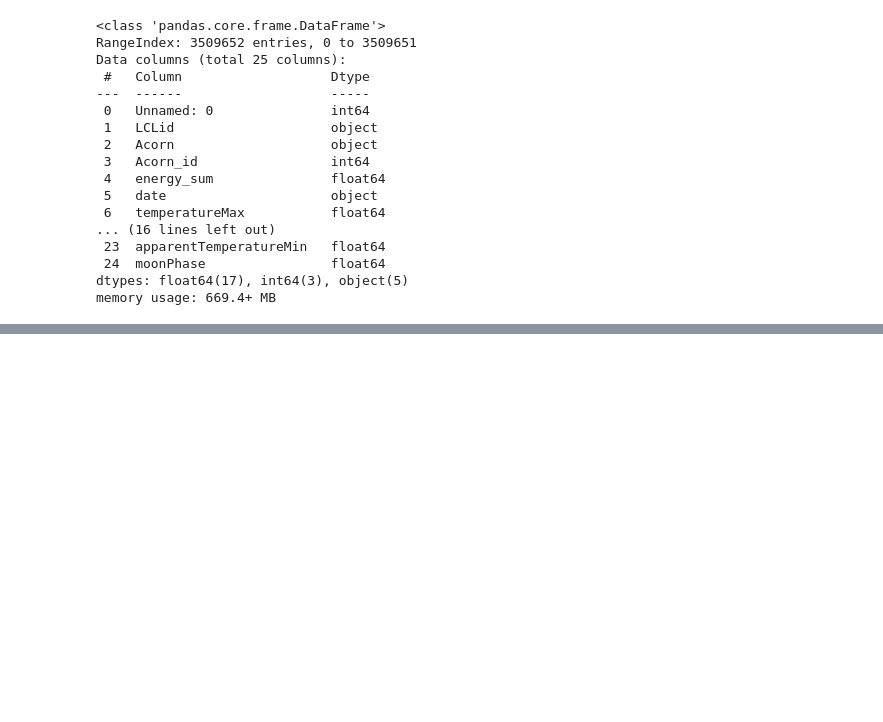
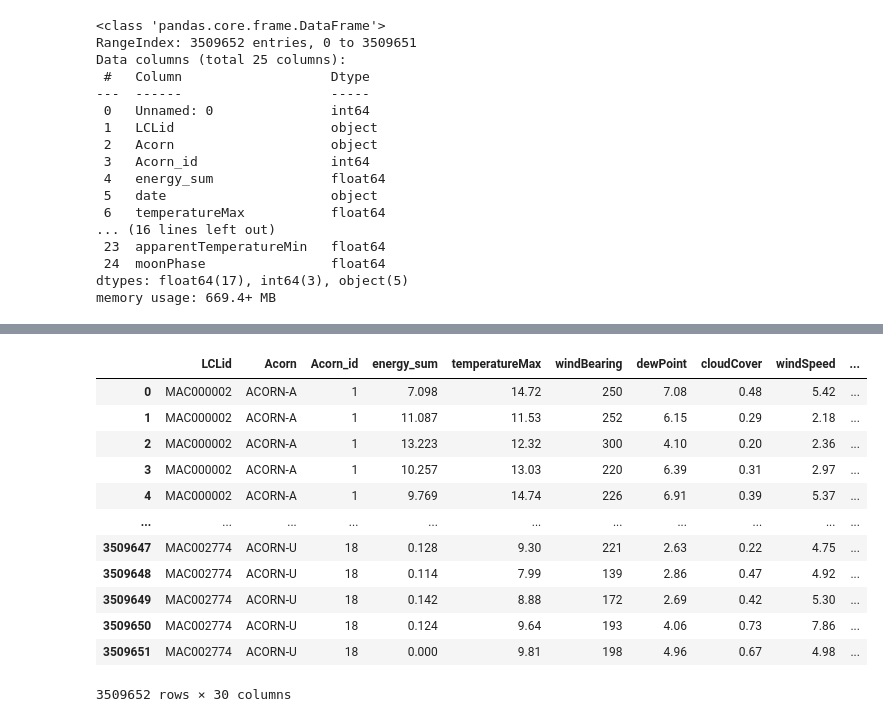
Before and after one commit to Hestia-Thesis/data_science, a Jupyter notebook: ETL.ipynb, the cells around one changed output, grey strips where cells are left out. Cells and saved outputs as stored; diff of their text form; code cells hidden in the pictures; blank space fills up the shorter version.

```diff
--- a/ETL.ipynb
+++ b/ETL.ipynb
@@ -25,0 +30,8 @@ memory usage: 669.4+ MB
+# %%
+def convert_to_date_type(df, col_name):
+    return pd.to_datetime(df[col_name])
+# energy_info['date']
+# %%
+date_cols = ['date', 'sunsetTime', 'sunriseTime']
+for col in date_cols:
+    energy_info[col] = convert_to_date_type(energy_info, col)
@@ -26,5 +50,5 @@ memory usage: 669.4+ MB
 # %%
-def extract_date(df, date_col_name):
+def extract_date(df, date_col_name, delete_col = True):
     df[f'{date_col_name}_year'] = df[date_col_name].dt.year
     df[f'{date_col_name}_month'] = df[date_col_name].dt.month
     df[f'{date_col_name}_day'] = df[date_col_name].dt.day
@@ -32,3 +56,33 @@ def extract_date(df, date_col_name):
     df[f'{date_col_name}_day_of_week_name'] = df[date_col_name].dt.day_name()
     df[f'{date_col_name}_is_weekend'] = np.where(df[f'{date_col_name}_day_of_week_name'].isin(['Sunday', 'Saturday']), 1, 0)
     df = df.drop([f'{date_col_name}_day_of_week_name'], axis=1)
+    if delete_col:
+        df = df.drop([date_col_name], axis=1)
+    return df
+
+def extract_time(df, time_col_name, delete_col = True):
+    df[f'{time_col_name}_hour'] = df[time_col_name].dt.hour
+    df[f'{time_col_name}_minute'] = df[time_col_name].dt.minute
+    if delete_col:
+        df = df.drop([time_col_name], axis=1)
+    return df
+# %%
+energy_info = extract_date(energy_info, 'date')
+energy_info = extract_time(energy_info, 'sunsetTime')
+energy_info = extract_time(energy_info, 'sunriseTime')
+# %%
+energy_info
+# %% [output]
+|  | LCLid | Acorn | Acorn_id | energy_sum | temperatureMax | windBearing | dewPoint | cloudCover | windSpeed | ... |
+| 0 | MAC000002 | ACORN-A | 1 | 7.098 | 14.72 | 250 | 7.08 | 0.48 | 5.42 | ... |
+| 1 | MAC000002 | ACORN-A | 1 | 11.087 | 11.53 | 252 | 6.15 | 0.29 | 2.18 | ... |
+| 2 | MAC000002 | ACORN-A | 1 | 13.223 | 12.32 | 300 | 4.10 | 0.20 | 2.36 | ... |
+| 3 | MAC000002 | ACORN-A | 1 | 10.257 | 13.03 | 220 | 6.39 | 0.31 | 2.97 | ... |
+| 4 | MAC000002 | ACORN-A | 1 | 9.769 | 14.74 | 226 | 6.91 | 0.39 | 5.37 | ... |
+| ... | ... | ... | ... | ... | ... | ... | ... | ... | ... | ... |
+| 3509647 | MAC002774 | ACORN-U | 18 | 0.128 | 9.30 | 221 | 2.63 | 0.22 | 4.75 | ... |
+| 3509648 | MAC002774 | ACORN-U | 18 | 0.114 | 7.99 | 139 | 2.86 | 0.47 | 4.92 | ... |
+| 3509649 | MAC002774 | ACORN-U | 18 | 0.142 | 8.88 | 172 | 2.69 | 0.42 | 5.30 | ... |
+| 3509650 | MAC002774 | ACORN-U | 18 | 0.124 | 9.64 | 193 | 4.06 | 0.73 | 7.86 | ... |
+| 3509651 | MAC002774 | ACORN-U | 18 | 0.000 | 9.81 | 198 | 4.96 | 0.67 | 4.98 | ... |
+3509652 rows × 30 columns
```
Also changed, not shown: parts of 3 cells of this notebook.
